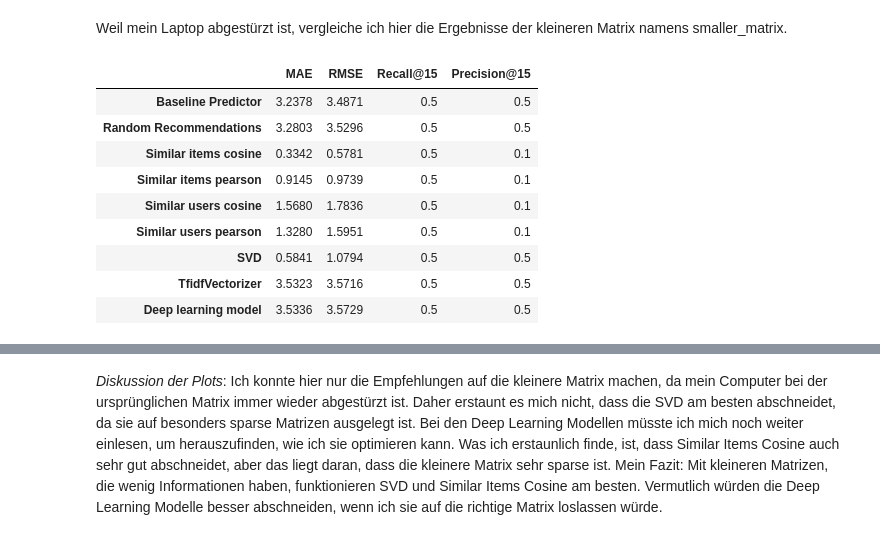
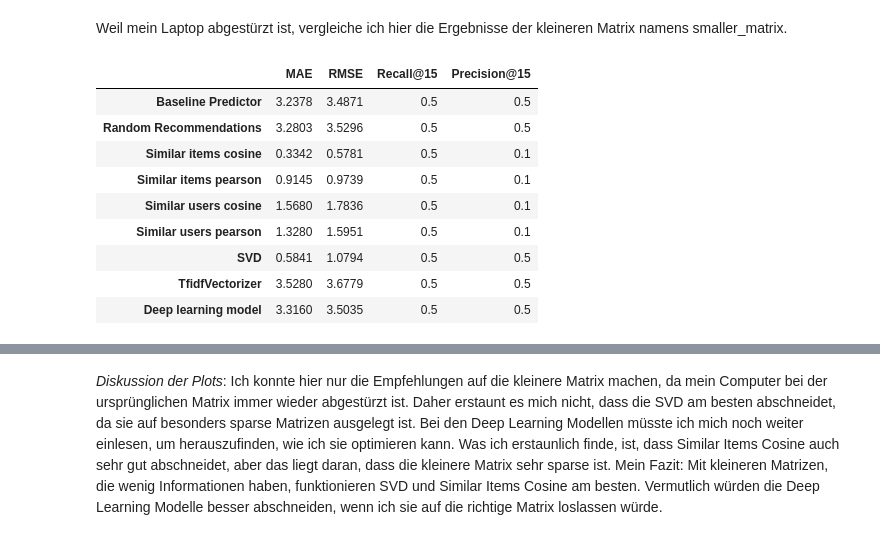
Before and after one commit to ChantalGisler/Recommender-Systems, a Jupyter notebook: RSY_ MiniChallenge_FS24.ipynb, the cells around one changed output, grey strips where cells are left out. Drawn from its saved outputs; the diff is of its cells as text; code cells hidden in the pictures.

```diff
--- a/RSY_ MiniChallenge_FS24.ipynb
+++ b/RSY_ MiniChallenge_FS24.ipynb
@@ -2731,32 +3001,31 @@ Weil mein Laptop abgestürzt ist, vergleiche ich hier die Ergebnisse der kleiner
 # %%
 table = pd.DataFrame.from_dict(
     orient="index",
     columns=["MAE", "RMSE", "Recall@15", "Precision@15"],
     data={
         "Baseline Predictor": [3.2378, 3.4871, 0.5000, 0.5000],
         "Random Recommendations": [3.2803, 3.5296, 0.5000, 0.5000],
         "Similar items cosine": [0.3342, 0.5781, 0.5000, 0.1000],
         "Similar items pearson": [0.9145, 0.9739, 0.5000, 0.1000],
         "Similar users cosine": [1.568, 1.7836, 0.5000, 0.1000],
         "Similar users pearson": [1.328, 1.5951, 0.5000, 0.1000],
         "SVD": [0.5841, 1.0794, 0.5000, 0.5000],
-        "TfidfVectorizer": [3.5323, 3.5716, 0.5000, 0.5000],
-        "Deep learning model": [3.5336, 3.5729, 0.5000, 0.5000]
+        "TfidfVectorizer": [3.5280, 3.6779, 0.5000, 0.5000],
+        "Deep learning model": [3.3160, 3.5035, 0.5000, 0.5000]
     },
 )
-
 table
 # %% [output]
 |  | MAE | RMSE | Recall@15 | Precision@15 |
 | Baseline Predictor | 3.2378 | 3.4871 | 0.5 | 0.5 |
 | Random Recommendations | 3.2803 | 3.5296 | 0.5 | 0.5 |
 | Similar items cosine | 0.3342 | 0.5781 | 0.5 | 0.1 |
 | Similar items pearson | 0.9145 | 0.9739 | 0.5 | 0.1 |
 | Similar users cosine | 1.5680 | 1.7836 | 0.5 | 0.1 |
 | Similar users pearson | 1.3280 | 1.5951 | 0.5 | 0.1 |
 | SVD | 0.5841 | 1.0794 | 0.5 | 0.5 |
-| TfidfVectorizer | 3.5323 | 3.5716 | 0.5 | 0.5 |
-| Deep learning model | 3.5336 | 3.5729 | 0.5 | 0.5 |
+| TfidfVectorizer | 3.5280 | 3.6779 | 0.5 | 0.5 |
+| Deep learning model | 3.3160 | 3.5035 | 0.5 | 0.5 |
 # %%
 # Farben
 custom_palette = sns.color_palette(["#FF6347", "#FF4500", "#9400D3", "#FFA07A", "#EE7600", "#EE82EE"])
```
Also changed, not shown: parts of 21 cells of this notebook.
